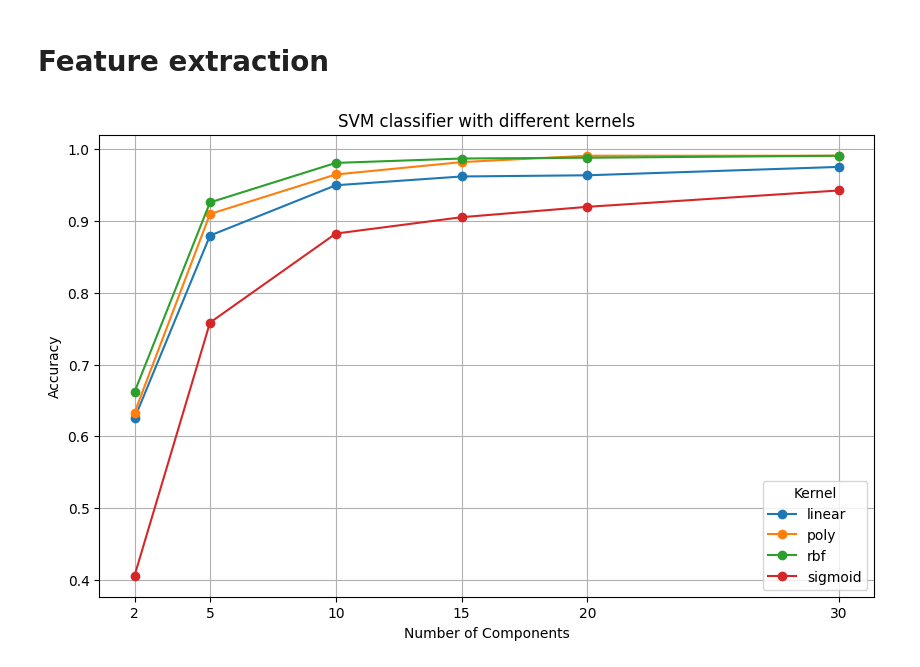
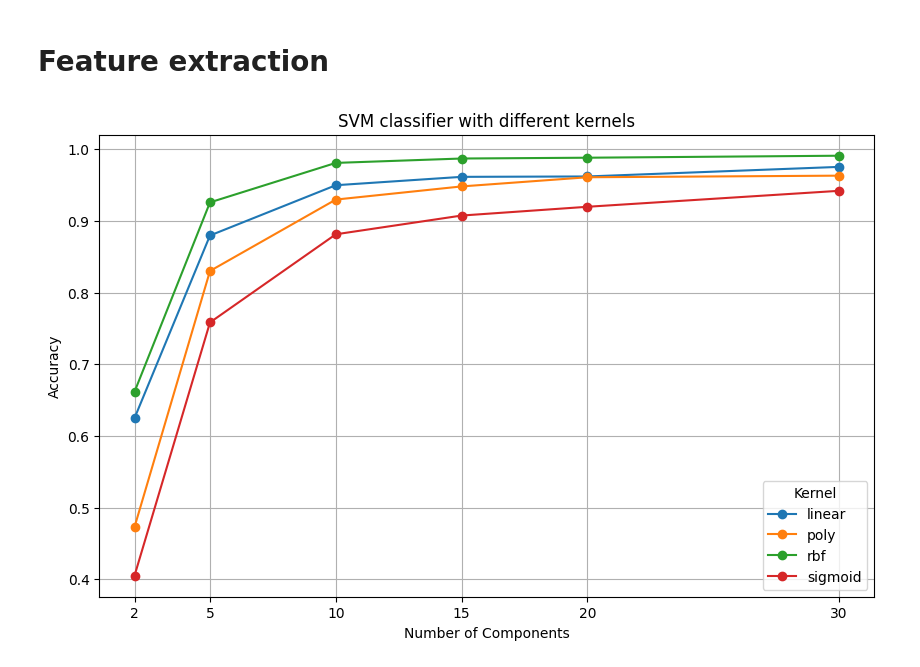
Before and after one commit to lior199707/ML_Classification, a Jupyter notebook: Project/Omer.ipynb, the cells around one changed output. Drawn from its saved outputs; the diff is of its cells as text; code cells hidden in the pictures.

Commit message:
Add more parameters to SVM

```diff
--- a/Project/Omer.ipynb
+++ b/Project/Omer.ipynb
@@ -108,6 +108,7 @@ from sklearn.svm import SVC
 from sklearn.decomposition import PCA
 import matplotlib.pyplot as plt
 from sklearn.model_selection import cross_val_score, KFold
+import random
 
 num_components_list = [2, 5, 10, 15, 20, 30]
 best_accuracy = 0
@@ -115,65 +116,84 @@ worst_accuracy = 100
 best_parameters = {}
 worst_parameters = {}
 kernels = ['linear', 'poly', 'rbf','sigmoid']
+gammas = ['scale']
+C_values = [0.1,1]
+degrees = [2,3,4]
+best_results = []
+worst_results = []
+accuracies = []
 # %%
 # Initialize figure and axis
 plt.figure(figsize=(10, 6))
 ax = plt.gca()
 
-# Iterate over each kernel
+# Iterate over each kernel, gamma, C value, and degree
 for kernel in kernels:
-    accuracies = []
+    best_accuracy = 0
+    worst_accuracy = 100
+    for gamma in gammas:
+        for C in C_values:
+            for degree in degrees:
+                accuracies = []
+                # Train and evaluate models with different numbers of components for PCA
+                for num_components in num_components_list:
+                    # Feature extraction using PCA
+                    pca = PCA(n_components=num_components)
+                    X_fe = pca.fit_transform(X_fs)
 
-    # Train and evaluate models with different numbers of components for PCA
-    for num_components in num_components_list:
-        # Feature extraction using PCA
-        pca = PCA(n_components=num_components)
-        X_fe = pca.fit_transform(X_fs)
+                    # Initialize Support Vector Machine classifier with specified parameters
+                    clf = SVC(kernel=kernel, gamma=gamma, C=C, degree=degree)
 
-        # Initialize Support Vector Machine classifier with specified kernel
-        clf = SVC(kernel=kernel)
+                    # Perform 10-fold cross-validation
+                    kf = KFold(n_splits=10, shuffle=True, random_state=42)
+                    scores = cross_val_score(clf, X_fe, y, cv=kf)
+                    accuracy = scores.mean()
+                    accuracies.append(accuracy)
 
-        # Perform 10-fold cross-validation
-        kf = KFold(n_splits=10, shuffle=True, random_state=42)
-        scores = cross_val_score(clf, X_fe, y, cv=kf)
-        accuracy = scores.mean()
-        accuracies.append(accuracy)
+                    if accuracy > best_accuracy:
+                        best_accuracy = accuracy
+                        best_parameters = {
+                            "kernel":kernel,
+                            "accuracy":accuracy,
+                            "gamma":gamma,
+                            "c":C,
+                            "degree":degree,
+                            "components":num_components
+                        }
+                    elif accuracy < worst_accuracy:
+                        worst_accuracy = accuracy
+                        worst_parameters = {
+                            "kernel": kernel,
+                            "accuracy": accuracy,
+                            "gamma": gamma,
+                            "c": C,
+                            "degree":degree,
+                            "components":num_components
+                        }
 
-    # Find the best and worst accuracy and parameters for this kernel
-    max_accuracy = max(accuracies)
-    min_accuracy = min(accuracies)
-    best_index = accuracies.index(max_accuracy)
-    worst_index = accuracies.index(min_accuracy)
-    best_parameters[kernel] = {
-        'num_components': num_components_list[best_index],
-        'accuracy': max_accuracy
-    }
-    worst_parameters[kernel] = {
-        'num_components': num_components_list[worst_index],
-        'accuracy': min_accuracy
-    }
-
-    # Plot results for this kernel
-    ax.plot(num_components_list, accuracies, marker='o', linestyle='-', label=kernel)
+    best_results.append(best_parameters)
+    worst_results.append(worst_parameters)
+    label = f"{kernel}"
+    ax.plot(num_components_list, accuracies, marker='o', linestyle='-', label=label)
 
 # Add labels and legend to the plot
 plt.title('SVM classifier with different kernels')
 plt.xlabel('Number of Components')
 plt.ylabel('Accuracy')
 plt.xticks(num_components_list)
 plt.grid(True)
 plt.legend(title='Kernel')
 plt.show()
 
 # Print the best and worst results for each kernel
-print("Best results:")
-for kernel, params in best_parameters.items():
-    print(f"Kernel: {kernel}, Number of components: {params['num_components']}, Accuracy: {params['accuracy']:.2f}")
+print("****** Best results ******")
+for result in best_results:
+    print(f"Kernel:{result['kernel']}, Accuracy:{result['accuracy']:.3f}, Gamma:{result['gamma']}, C:{result['c']},"
+          f" Degree:{result['degree']}, Components:{result['components']} ")
 
-
-
-print("\nWorst results:")
-for kernel, params in worst_parameters.items():
-    print(f"Kernel: {kernel}, Number of components: {params['num_components']}, Accuracy: {params['accuracy']:.2f}")
+print("\n****** Worst results ******")
+for result in worst_results:
+    print(f"Kernel:{result['kernel']}, Accuracy:{result['accuracy']:.3f}, Gamma:{result['gamma']}, C:{result['c']},"
+          f" Degree:{result['degree']}, Components:{result['components']} ")
 # %% [output]
-[figure, old version]
+[figure, new version]
```
Also changed, not shown: parts of 1 cell of this notebook.
